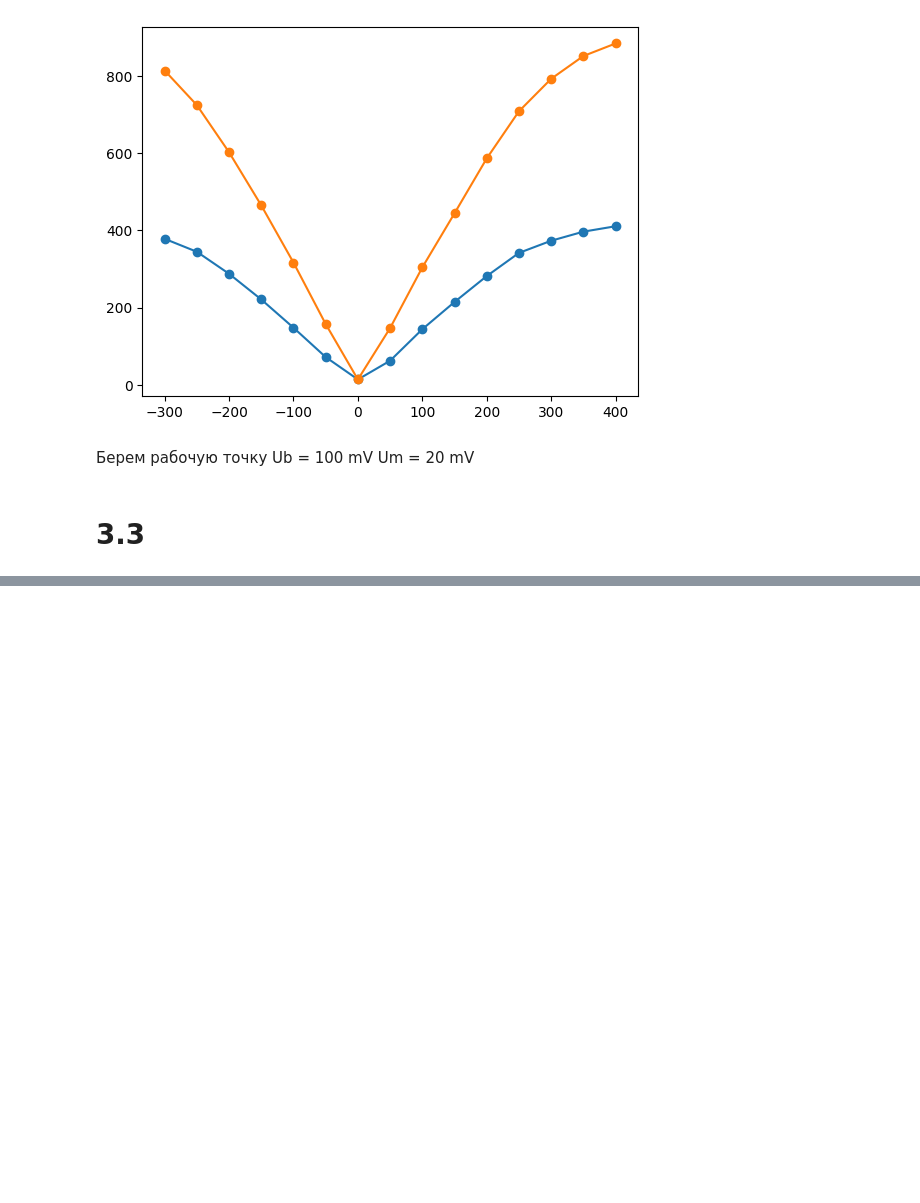
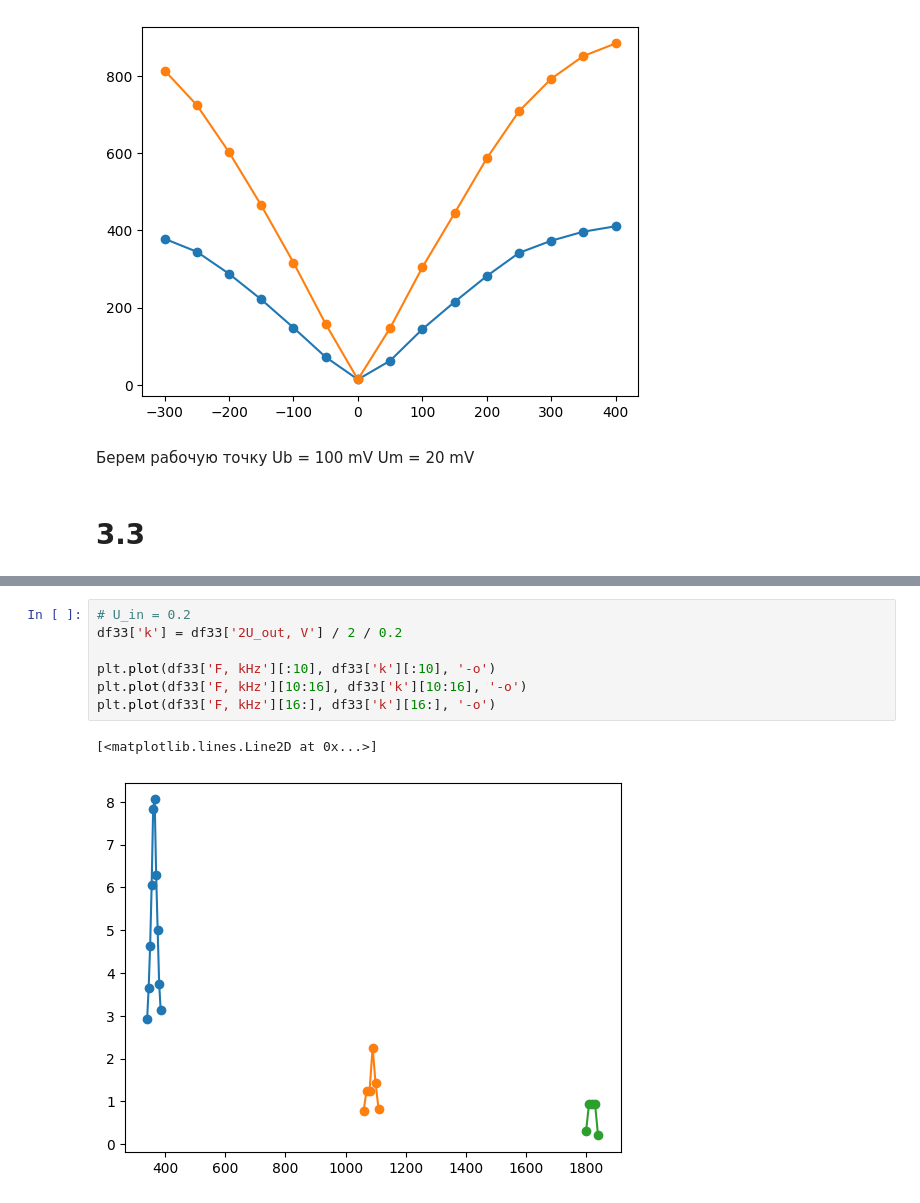
Before and after one commit to alexzhelyapov1/rt_labs, a Jupyter notebook: 91/91.ipynb, the cells around one changed output, grey strips where cells are left out. Cells and saved outputs as stored; diff of their text form; blank space fills up the shorter version.

```diff
--- a/91/91.ipynb
+++ b/91/91.ipynb
@@ -31,0 +70,10 @@ Um = 20 mV
+# %%
+# U_in = 0.2
+df33['k'] = df33['2U_out, V'] / 2 / 0.2
+
+plt.plot(df33['F, kHz'][:10], df33['k'][:10], '-o')
+plt.plot(df33['F, kHz'][10:16], df33['k'][10:16], '-o')
+plt.plot(df33['F, kHz'][16:], df33['k'][16:], '-o')
+# %% [output]
+[<matplotlib.lines.Line2D at 0x...>]
+[figure, added]
```
Also changed, not shown: parts of 5 cells of this notebook, 3 other files.
